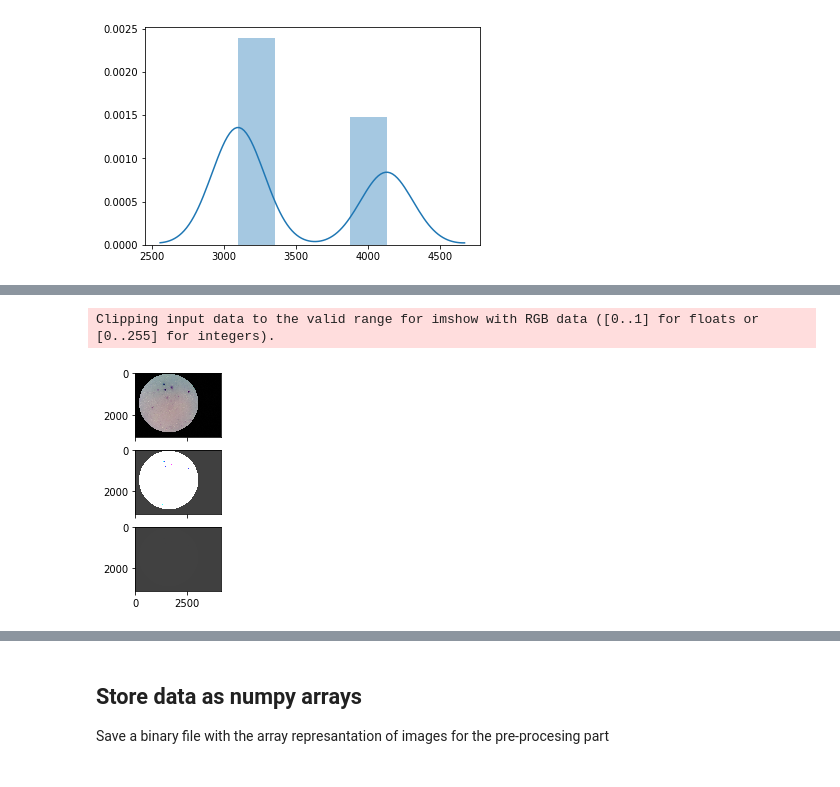
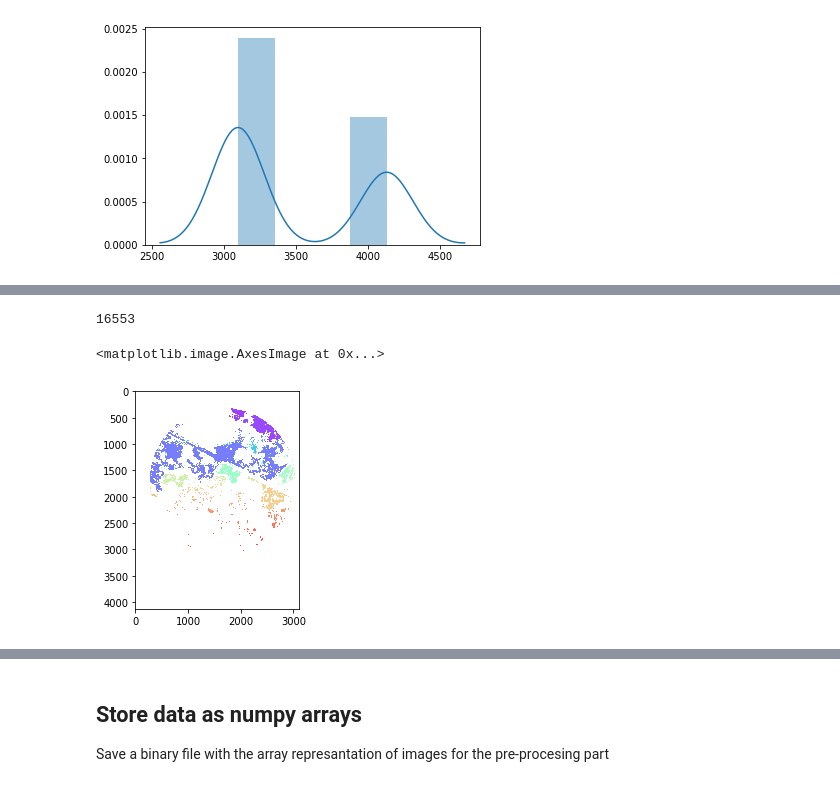
Before and after one commit to ErickDiaz/bioinformatic_thesis_project, a Jupyter notebook: code/data-exploration/data_exploration.ipynb, the cells around one changed output, grey strips where cells are left out. Saved outputs shown, nothing was run; the diff lists cells and outputs as text; code cells hidden in the pictures.

```diff
--- a/code/data-exploration/data_exploration.ipynb
+++ b/code/data-exploration/data_exploration.ipynb
@@ -194,4 +178,0 @@ array([1, 1, 1])
-# %%
-im = train_images[7]
-mask_blood = np.where(im >110, 1, 255)
-plt.imshow(mask_blood, cmap='gray')
@@ -219,11 +186,14 @@ labels[1].shape
+# %%
+### TEST SIMPLE MASK OF BLOOD AREA###
+mask_blood = np.where( (im > 140) & (im <160) , 1, 0)
+labels, nlabels = ndi.label(mask_blood)
+nlabels
+# %% [output]
+16553
 # %%
 overlay = np.where(labels>0, labels, np.nan)
+plt.imshow(overlay, cmap='rainbow',alpha=0.75)
+## THIS NEED MORE WORK###
+# %% [output]
+<matplotlib.image.AxesImage at 0x...>
+[figure, added]
-# %%
-fig, axes = plt.subplots(3, 1, sharex=True)
-axes[0].imshow(im)
-axes[1].imshow(overlay, cmap='rainbow',alpha=0.75)
-axes[2].imshow(labels, cmap='rainbow',alpha=0.75)
-plt.show()
-# %% [output]
-Clipping input data to the valid range for imshow with RGB data ([0..1] for floats or [0..255] for integers).
-[figure, removed]
```
Also changed, not shown: parts of 17 cells of this notebook.
